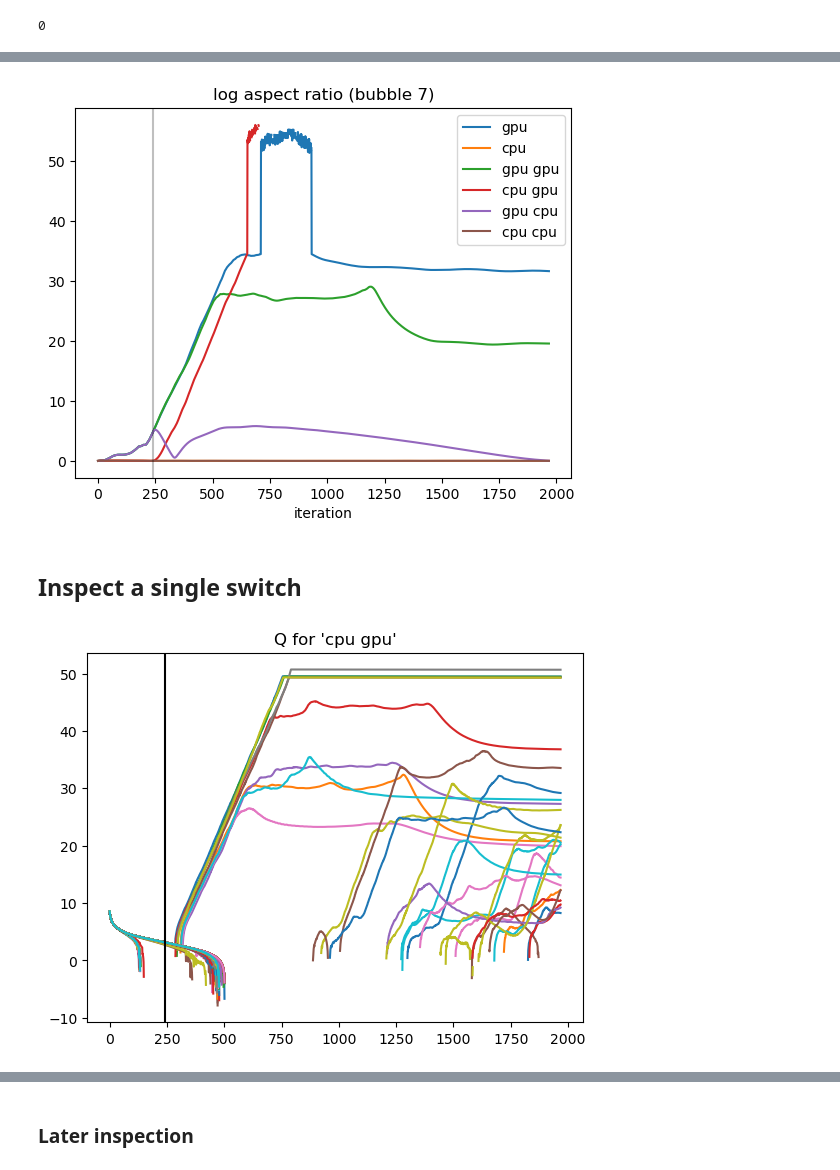
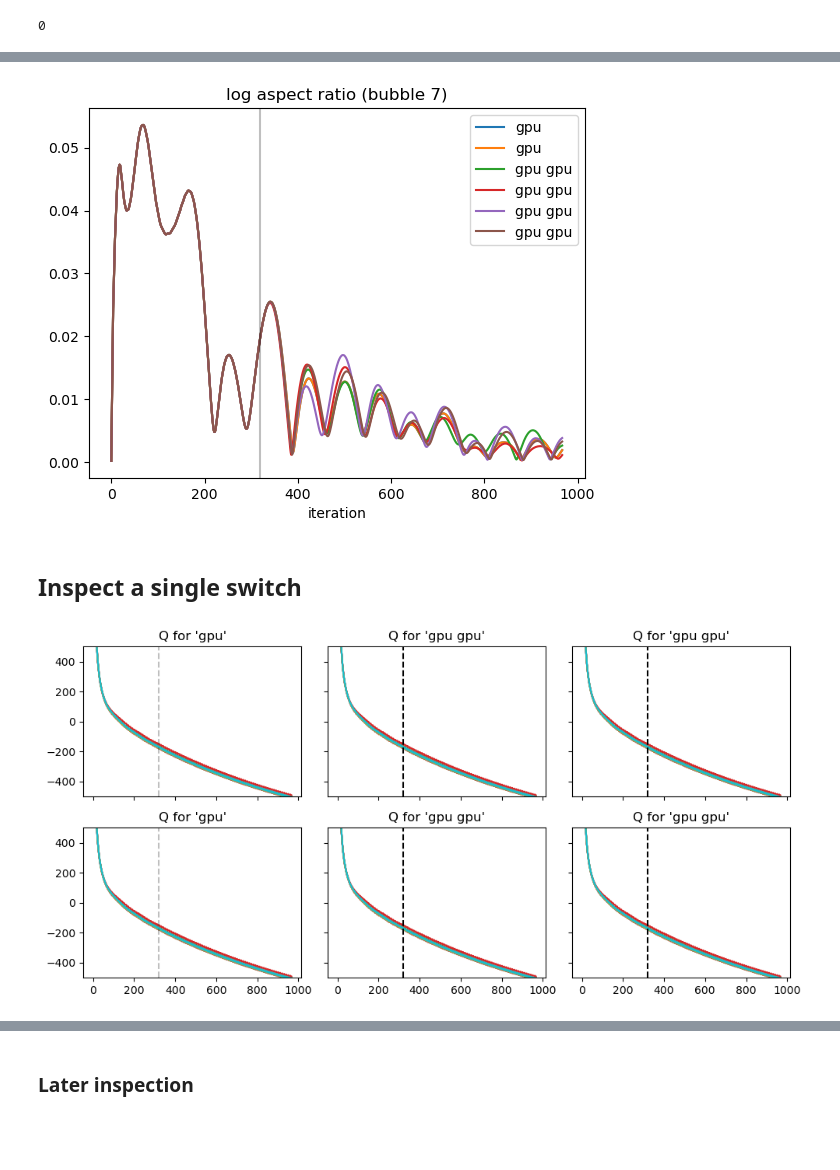
Before and after one commit to draeloslab/AdaptiveLatents, a Jupyter notebook: scripts/debug jax/switch_runtimes.ipynb, the cells around one changed output, grey strips where cells are left out. Drawn from its saved outputs; the diff is of its cells as text; code cells hidden in the pictures; blank space fills up the shorter version.

```diff
--- a/scripts/debug jax/switch_runtimes.ipynb
+++ b/scripts/debug jax/switch_runtimes.ipynb
@@ -7,7 +7,7 @@ import subprocess
 import numpy as np
 import time
 # %%
-switch_iteration = 270
+switch_iteration = 350
 subprocess.call(["python", "run_partial_start.py", "gpu", str(switch_iteration)])
 subprocess.call(["python", "run_partial_start.py", "cpu", str(switch_iteration)])
 
@@ -50,8 +47,8 @@ def show_aspect_ratio_divergence(brs, bubble=5, switch=250):
     m = bubble
     for k in range(len(brs)):
         ratios = []
-        for i in range(brs[k].L_history.shape[0]):
-            L = brs[k].L_history[i,m,...]
+        for i in range(brs[k].h.L.shape[0]):
+            L = brs[k].h.L[i,m,...]
             _, s, _= np.linalg.svd(np.linalg.pinv(L.T@L))
             ratios.append(s.max() / s.min())
         ratios = np.log(ratios)
@@ -63,16 +60,25 @@ def show_aspect_ratio_divergence(brs, bubble=5, switch=250):
     ax.set_xlabel("iteration");
 show_aspect_ratio_divergence(brs.flatten(), bubble=7, switch=switch_iteration)
 # %% [output]
-[figure, old version]
+[figure, new version]
 # %% [markdown]
 ## Inspect a single switch
 # %%
 %matplotlib inline
-br = brs[1][1]
-dim = br.bw.mu.shape[1]
-Q = br.model_step_variable_history['Q'];
-plt.plot(np.log(Q));
-plt.axvline(switch_iteration - brs[0,0].bw.M, color='k')
-plt.title(f"Q for '{br.bw.backend_note}'");
+
+fig, axs = plt.subplots(nrows=2, ncols=brs.shape[0], figsize=(10,5), layout='tight', sharey=True, sharex=True);
+for i in range(brs.shape[0]):
+    for j in range(brs.shape[1]):
+        br = brs[i][j]
+        Q = br.h.Q;
+
+        alive_at_end = br.h.n_obs[-1] > 5;
+        Q = Q[:, alive_at_end]
+        log_Q = np.log(np.abs(Q));
+        axs[j,i].plot(Q);
+
+        axs[j,i].axvline(switch_iteration - brs[0,0].bw.M, color='k', linestyle='--', alpha=.25 if i==0 else 1)
+        axs[j,i].set_title(f"Q for '{br.bw.backend_note}'");
+        axs[j,i].set_ylim([-500,500]);
 # %% [output]
-[figure, old version]
+[figure, new version]
```
Also changed, not shown: parts of 9 cells of this notebook, 12 other files.
